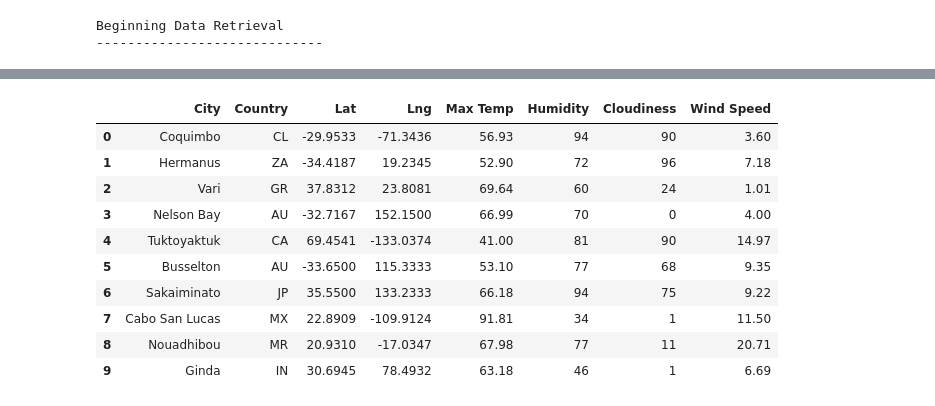
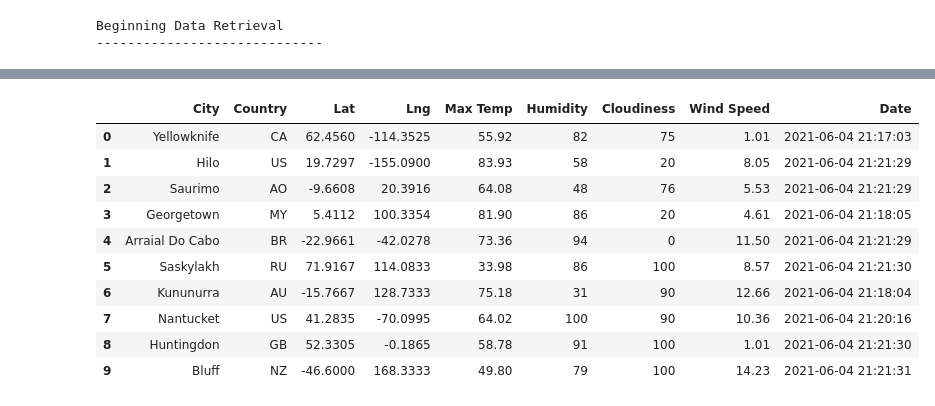
Before and after one commit to BHashemi2021/World_Weather_Analysis, a Jupyter notebook: WeatherPy.ipynb, the cells around one changed output, grey strips where cells are left out. Cells and saved outputs as stored; diff of their text form; code cells hidden in the pictures.

```diff
--- a/WeatherPy.ipynb
+++ b/WeatherPy.ipynb
@@ -235,24 +240,35 @@ city_data_df.head(10)
 # %%
 # Reorder the columns in the order you want them to appear.
 
-new_column_order = ["City", "Country", "Lat","Lng", "Max Temp", "Humidity", "Cloudiness", "Wind Speed"]
+new_column_order = ["City", "Country", "Lat","Lng", "Max Temp", "Humidity", "Cloudiness", "Wind Speed", "Date"]
 
 # Assign a new or the same DataFrame the new column order.
 
 reordered_df = city_data_df[new_column_order]
-reordered_df.head(10)
+
+city_data_df = reordered_df
+
+
+### Created this the output file (CSV) to later call the CSV file instead of generating
+###the list of cities each time
+output_data_file = "weather_data/cities.csv"
+### Export the City_Data into a CSV.
+city_data_df.to_csv(output_data_file, index_label="City_ID")
+
+
+city_data_df.head(10)
 # %% [output]
-|  | City | Country | Lat | Lng | Max Temp | Humidity | Cloudiness | Wind Speed |
-| 0 | Coquimbo | CL | -29.9533 | -71.3436 | 56.93 | 94 | 90 | 3.60 |
-| 1 | Hermanus | ZA | -34.4187 | 19.2345 | 52.90 | 72 | 96 | 7.18 |
-| 2 | Vari | GR | 37.8312 | 23.8081 | 69.64 | 60 | 24 | 1.01 |
-| 3 | Nelson Bay | AU | -32.7167 | 152.1500 | 66.99 | 70 | 0 | 4.00 |
-| 4 | Tuktoyaktuk | CA | 69.4541 | -133.0374 | 41.00 | 81 | 90 | 14.97 |
-| 5 | Busselton | AU | -33.6500 | 115.3333 | 53.10 | 77 | 68 | 9.35 |
-| 6 | Sakaiminato | JP | 35.5500 | 133.2333 | 66.18 | 94 | 75 | 9.22 |
-| 7 | Cabo San Lucas | MX | 22.8909 | -109.9124 | 91.81 | 34 | 1 | 11.50 |
-| 8 | Nouadhibou | MR | 20.9310 | -17.0347 | 67.98 | 77 | 11 | 20.71 |
-| 9 | Ginda | IN | 30.6945 | 78.4932 | 63.18 | 46 | 1 | 6.69 |
+|  | City | Country | Lat | Lng | Max Temp | Humidity | Cloudiness | Wind Speed | Date |
+| 0 | Yellowknife | CA | 62.4560 | -114.3525 | 55.92 | 82 | 75 | 1.01 | 2021-06-04 21:17:03 |
+| 1 | Hilo | US | 19.7297 | -155.0900 | 83.93 | 58 | 20 | 8.05 | 2021-06-04 21:21:29 |
+| 2 | Saurimo | AO | -9.6608 | 20.3916 | 64.08 | 48 | 76 | 5.53 | 2021-06-04 21:21:29 |
+| 3 | Georgetown | MY | 5.4112 | 100.3354 | 81.90 | 86 | 20 | 4.61 | 2021-06-04 21:18:05 |
+| 4 | Arraial Do Cabo | BR | -22.9661 | -42.0278 | 73.36 | 94 | 0 | 11.50 | 2021-06-04 21:21:29 |
+| 5 | Saskylakh | RU | 71.9167 | 114.0833 | 33.98 | 86 | 100 | 8.57 | 2021-06-04 21:21:30 |
+| 6 | Kununurra | AU | -15.7667 | 128.7333 | 75.18 | 31 | 90 | 12.66 | 2021-06-04 21:18:04 |
+| 7 | Nantucket | US | 41.2835 | -70.0995 | 64.02 | 100 | 90 | 10.36 | 2021-06-04 21:20:16 |
+| 8 | Huntingdon | GB | 52.3305 | -0.1865 | 58.78 | 91 | 100 | 1.01 | 2021-06-04 21:21:30 |
+| 9 | Bluff | NZ | -46.6000 | 168.3333 | 49.80 | 79 | 100 | 14.23 | 2021-06-04 21:21:31 |
 # %%
 # Extract relevant fields from the DataFrame for plotting.
 lats = city_data_df["Lat"]
```
Also changed, not shown: parts of 24 cells of this notebook, 5 other files.
